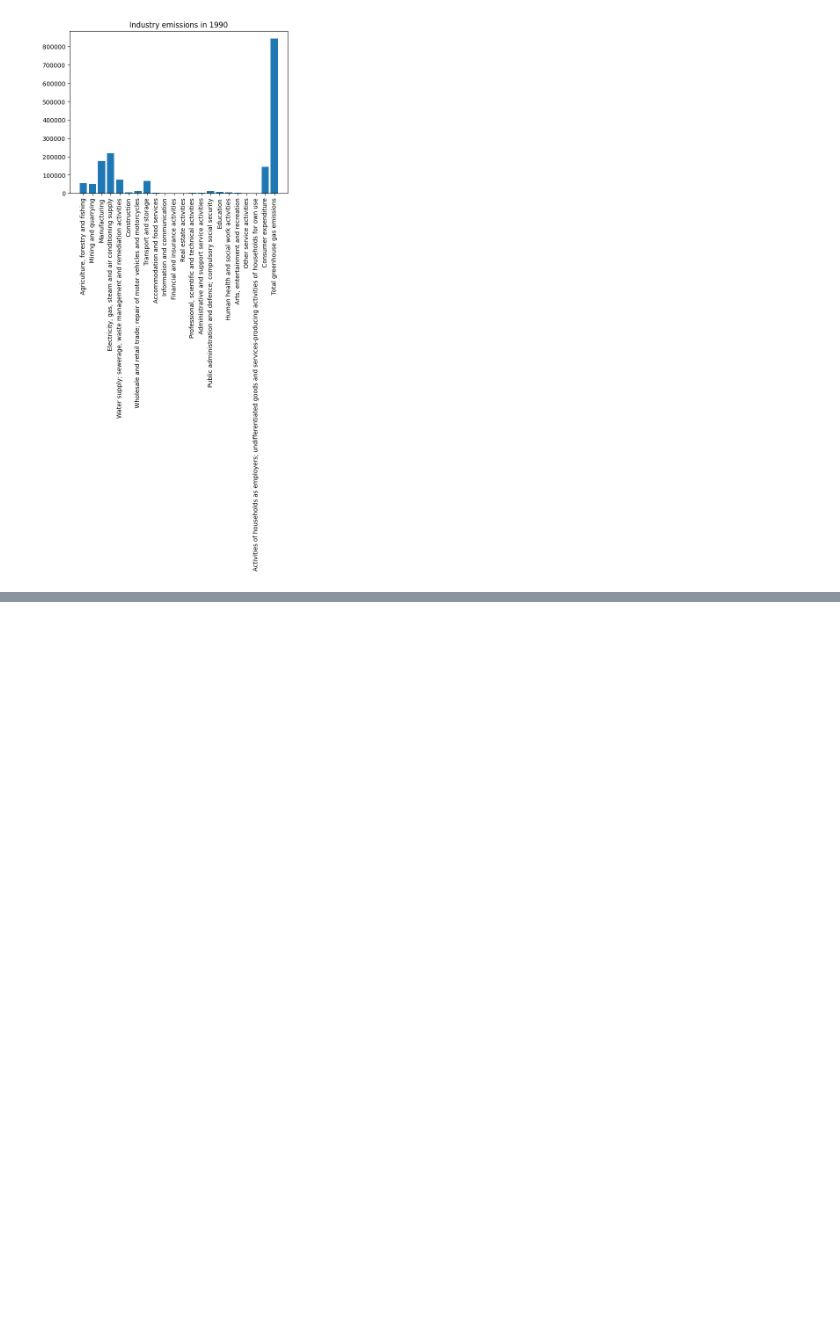
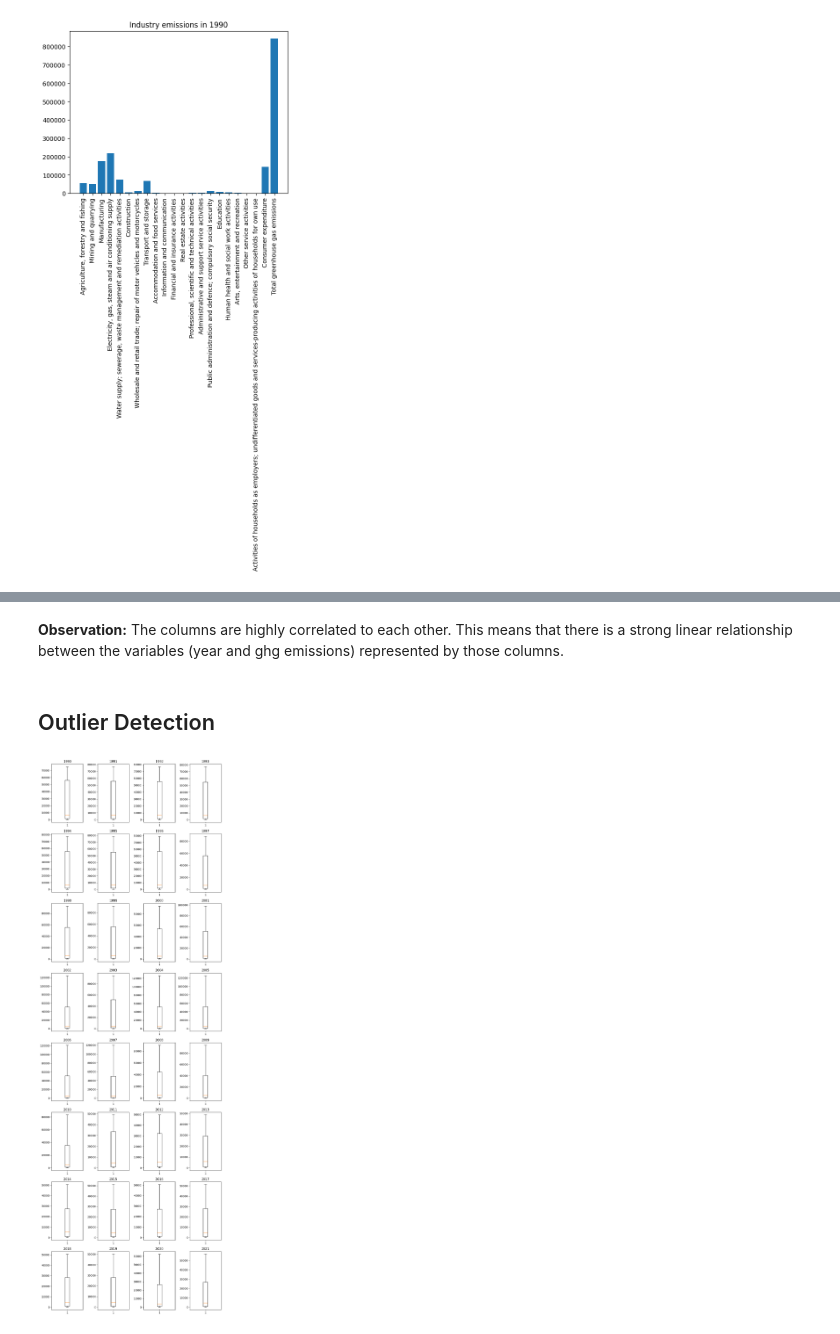
Before and after one commit to minervaliticia/Atmospheric_Emissions, a Jupyter notebook: Current_Analysis.ipynb, the cells around one changed output, grey strips where cells are left out. Saved outputs shown, nothing was run; the diff lists cells and outputs as text; code cells hidden in the pictures; blank space fills up the shorter version.

```diff
--- a/Current_Analysis.ipynb
+++ b/Current_Analysis.ipynb
@@ -191,0 +288,19 @@ plt.show()
+# %%
+table = ghg_indus_grp.describe().T
+
+years = np.arange(1990, 2022).tolist()
+
+table.reset_index(inplace=True)
+
+kurtosis_values = []
+for year in years:
+    kurtosis_value = stats.kurtosis(ghg_indus_grp[year])
+    kurtosis_values.append(kurtosis_value)
+
+# res = {test_keys[i]: test_values[i] for i in range(len(test_keys))}
+res = {years[i]: kurtosis_values[i] for i in range(len(years))}
+res
+
+# df["quality class"] = df["quality rating"].map(class_dict)
+table["kurtosis value"] = table["index"].map(res)
+table
@@ -191,0 +456,22 @@ plt.show()
+# %% [markdown]
+**Observation:**
+The columns are highly correlated to each other. This means that there is a strong linear relationship between the variables (year and ghg emissions) represented by those columns.
+# %% [markdown]
+## Outlier Detection
+# %%
+fig, axes = plt.subplots(figsize= (10,30), ncols=4, nrows=8)
+
+for i, year in enumerate(years):
+    row = i // 4
+    col = i % 4
+
+    data = sample_df[year]
+    ax = axes[row, col]
+    ax.boxplot(data, 0, "") # "" (empty quotes) mean not to show outliers. "gD" shows outlier in green diamond shape
+    ax.set_title(year)
+
+plt.tight_layout()
+
+plt.show()
+# %% [output]
+[figure, added]
```
Also changed, not shown: parts of 36 cells of this notebook.
